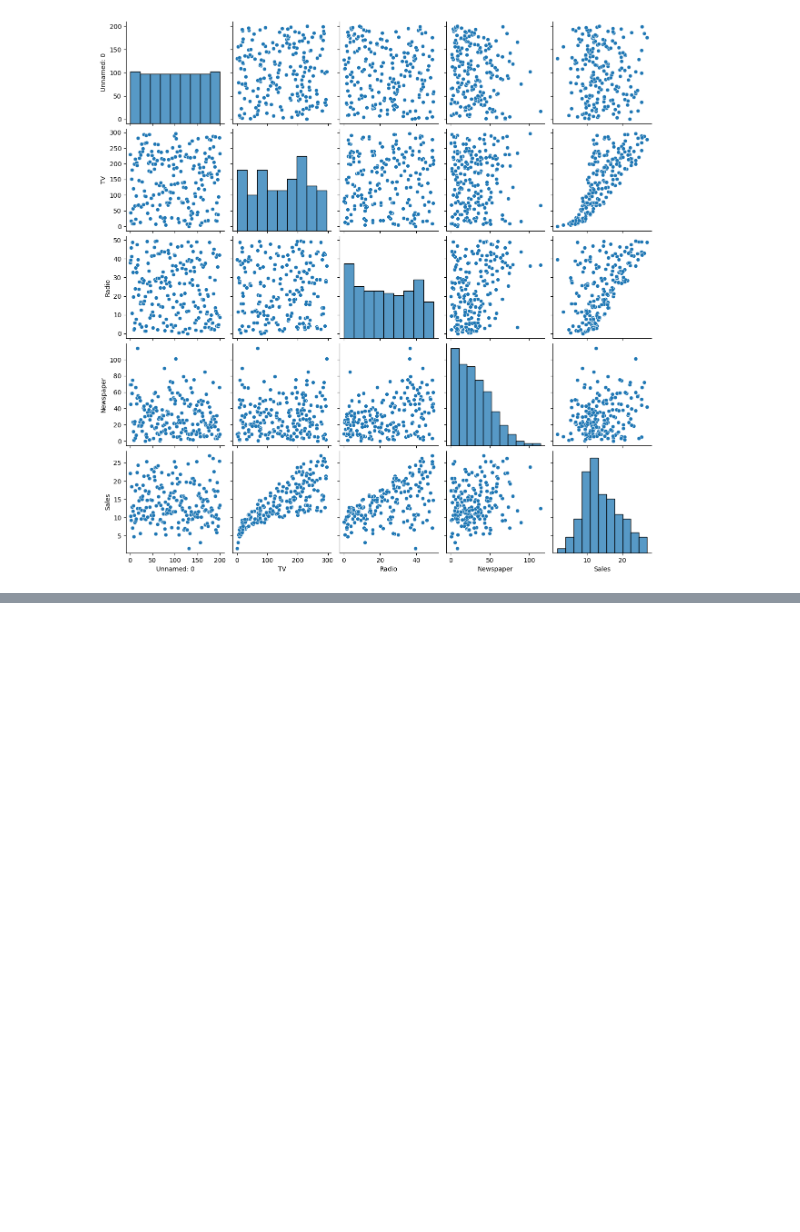
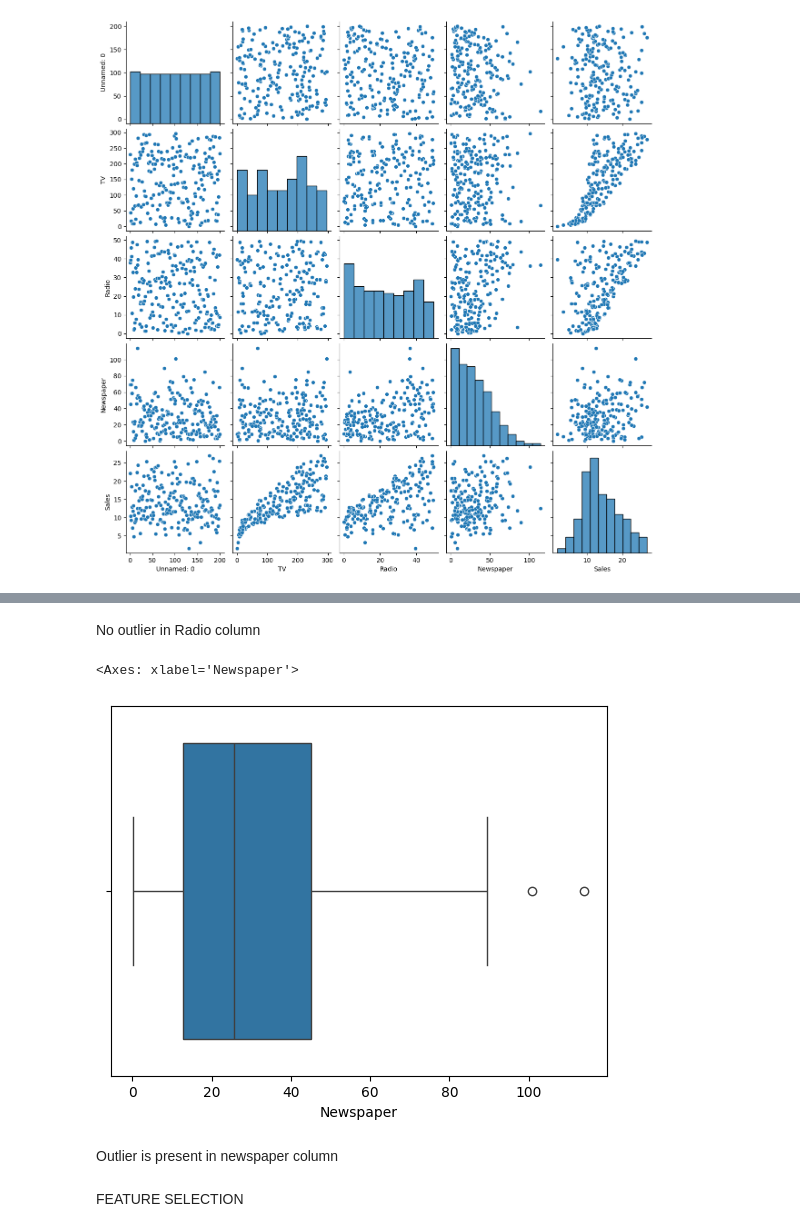
Before and after one commit to Aditya190704/Supervised_Learning_Practice, a Jupyter notebook: Ad_Spend_Sales/Ad_Spend_Sales.ipynb, the cells around one changed output, grey strips where cells are left out. Cells and saved outputs as stored; diff of their text form; code cells hidden in the pictures; blank space fills up the shorter version.

```diff
--- a/Ad_Spend_Sales/Ad_Spend_Sales.ipynb
+++ b/Ad_Spend_Sales/Ad_Spend_Sales.ipynb
@@ -186,0 +210,11 @@ sns.pairplot(data=data)
+# %% [markdown]
+No outlier in Radio column
+# %%
+sns.boxplot(x='Newspaper', data=data)
+# %% [output]
+<Axes: xlabel='Newspaper'>
+[figure, added]
+# %% [markdown]
+Outlier is present in newspaper column
+# %% [markdown]
+FEATURE SELECTION
```
Also changed, not shown: parts of 31 cells of this notebook.
